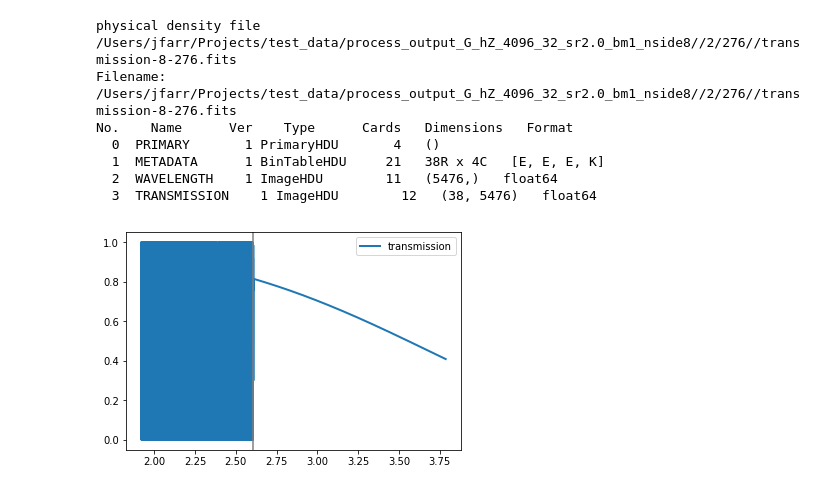
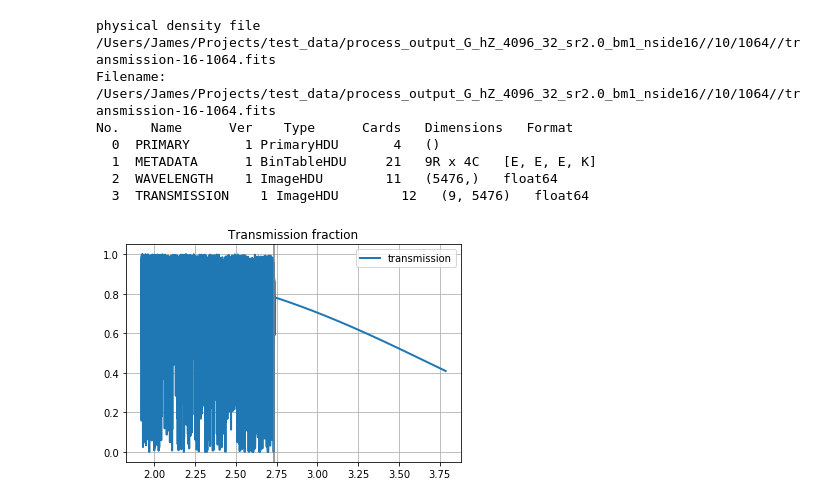
Before and after one commit to igmhub/LyaCoLoRe, a Jupyter notebook: example_scripts/plot_processed_files.ipynb, the cells around one changed output. Cells and saved outputs as stored; diff of their text form; code cells hidden in the pictures.

```diff
--- a/example_scripts/plot_processed_files.ipynb
+++ b/example_scripts/plot_processed_files.ipynb
@@ -71,25 +79,27 @@ No.    Name      Ver    Type      Cards   Dimensions   Format
 # %%
-# file with transmission
+# transmission
 transmission_file = dirname+'/transmission-'+suffix
 print('physical density file',transmission_file)
 transmission_hdu = fits.open(transmission_file)
-
 transmission_hdu.info()
 transmission = transmission_hdu[3].data
 transmission_zs = transmission_hdu[2].data/lya - 1
 transmission_hdu.close()
-
-plt.plot(transmission_zs,transmission[:,iskewer],lw=2,label='transmission')
-plt.axvline(x=zq[iskewer],c=(0.5,0.5,0.5))
-plt.legend()
-plt.show()
 # %% [output]
-physical density file /Users/jfarr/Projects/test_data/process_output_G_hZ_4096_32_sr2.0_bm1_nside8//2/276//transmission-8-276.fits
-Filename: /Users/jfarr/Projects/test_data/process_output_G_hZ_4096_32_sr2.0_bm1_nside8//2/276//transmission-8-276.fits
+physical density file /Users/James/Projects/test_data/process_output_G_hZ_4096_32_sr2.0_bm1_nside16//10/1064//transmission-16-1064.fits
+Filename: /Users/James/Projects/test_data/process_output_G_hZ_4096_32_sr2.0_bm1_nside16//10/1064//transmission-16-1064.fits
 No.    Name      Ver    Type      Cards   Dimensions   Format
   0  PRIMARY       1 PrimaryHDU       4   ()
-  1  METADATA      1 BinTableHDU     21   38R x 4C   [E, E, E, K]
+  1  METADATA      1 BinTableHDU     21   9R x 4C   [E, E, E, K]
   2  WAVELENGTH    1 ImageHDU        11   (5476,)   float64
-  3  TRANSMISSION    1 ImageHDU        12   (38, 5476)   float64
+  3  TRANSMISSION    1 ImageHDU        12   (9, 5476)   float64
-[figure, removed]
+# %%
+plt.plot(transmission_zs,transmission[:,iskewer],lw=2,label='transmission')
+plt.axvline(x=zq[iskewer],c=(0.5,0.5,0.5))
+plt.title('Transmission fraction')
+plt.legend()
+plt.grid()
+plt.show()
+# %% [output]
+[figure, added]
 # %%
```
Also changed, not shown: parts of 17 cells of this notebook, 2 other files.
